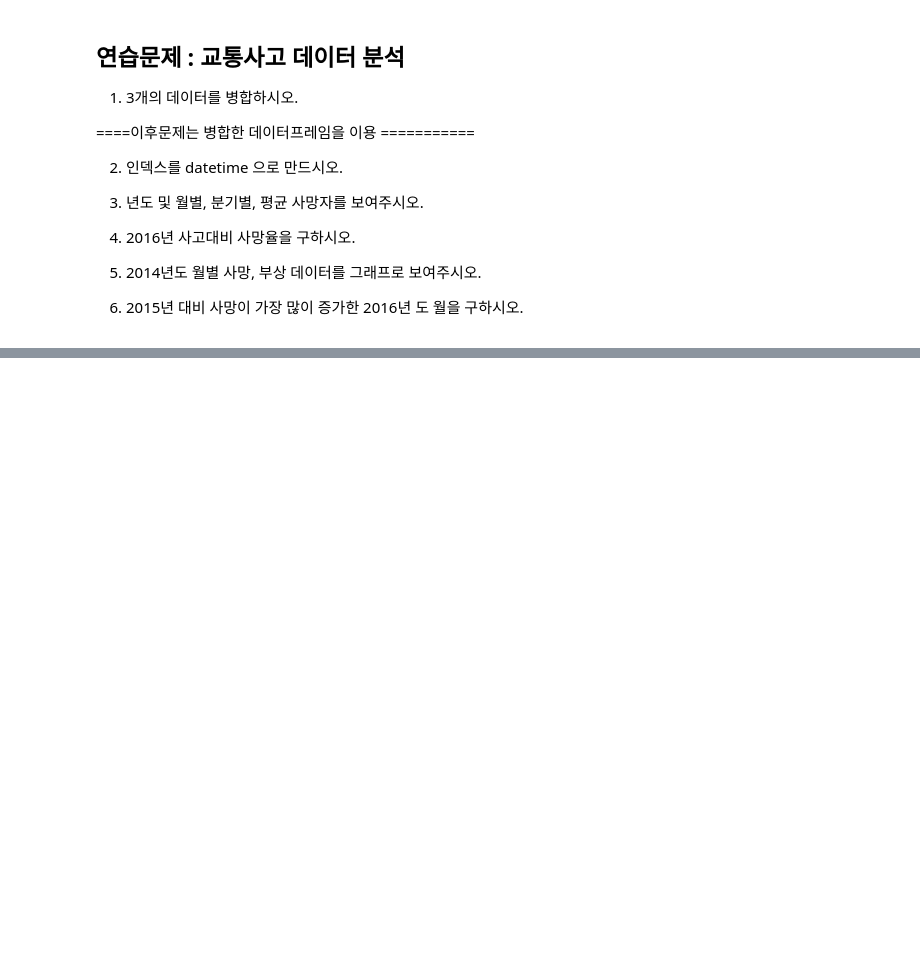
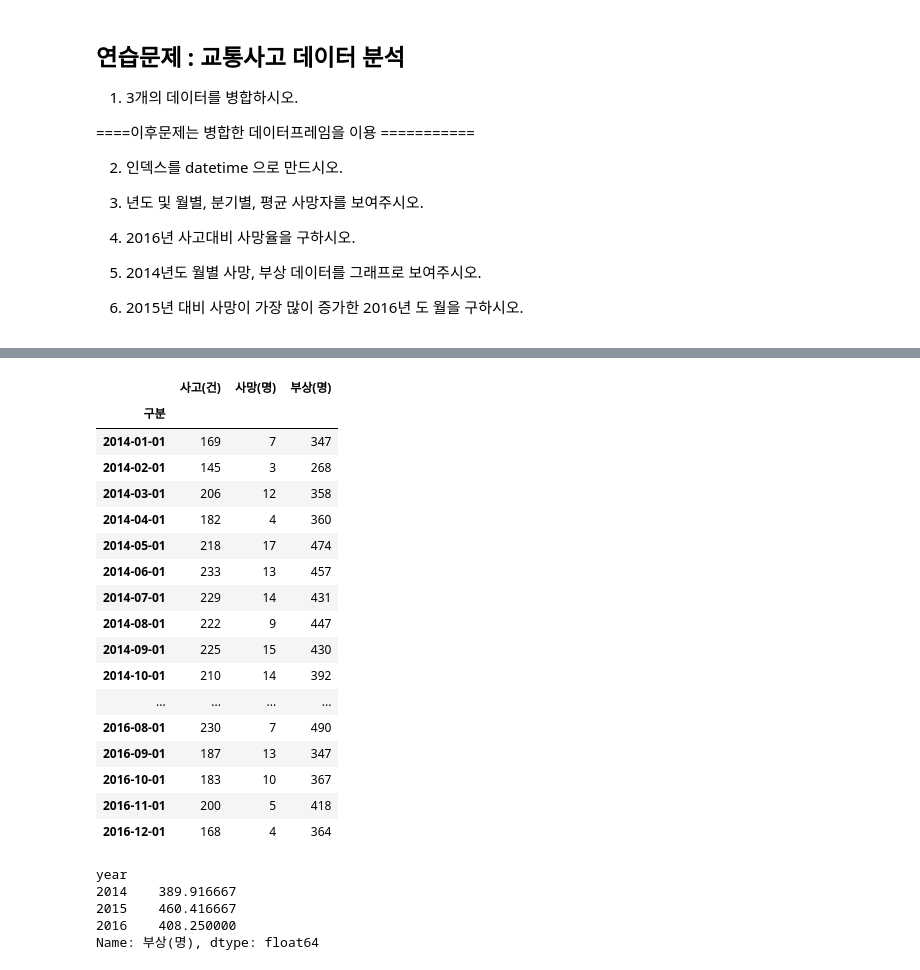
Before and after one commit to RealSlow123/wassup3, a Jupyter notebook: 02_Python_Collection/02_09_Pandas 시계열 자료 다루기.ipynb, the cells around one changed output, grey strips where cells are left out. Drawn from its saved outputs; the diff is of its cells as text; code cells hidden in the pictures; blank space fills up the shorter version.

```diff
--- a/02_Python_Collection/02_09_Pandas 시계열 자료 다루기.ipynb
+++ b/02_Python_Collection/02_09_Pandas 시계열 자료 다루기.ipynb
@@ -557,7 +898,7 @@ sdf.loc['2023-12'].resample(rule='S').mean()
 6. 2015년 대비  사망이 가장 많이 증가한 2016년 도 월을 구하시오.
 # %%
 # 1. 3개 데이터 병합
-data_2014 = pd.read_csv('data/2014년 졸음운전 교통사고.csv', encoding='ANSI', index_col='구분')
-data_2015 = pd.read_csv('data/2015년 졸음운전 교통사고.csv', encoding='ANSI', index_col='구분')
-data_2016 = pd.read_csv('data/2016년 졸음운전 교통사고.csv', encoding='ANSI', index_col='구분')
-data_2014.head()
+data_2014 = pd.read_csv('C:/workspace/wassup3/02_Python_Collection/sample/2014년 졸음운전 교통사고.csv', encoding='ANSI', index_col='구분')
+data_2015 = pd.read_csv('C:/workspace/wassup3/02_Python_Collection/sample/2015년 졸음운전 교통사고.csv', encoding='ANSI', index_col='구분')
+data_2016 = pd.read_csv('C:/workspace/wassup3/02_Python_Collection/sample/2016년 졸음운전 교통사고.csv', encoding='ANSI', index_col='구분')
+data_2014.head(), data_2015.head(), data_2016.head()
@@ -563,0 +923,6 @@ data_2014.head()
+# %%
+data_2014.index  = pd.to_datetime(data_2014.index, format='%Y년%m월')
+data_2015.index  = pd.to_datetime(data_2015.index, format='%Y년%m월')
+data_2016.index  = pd.to_datetime(data_2016.index, format='%Y년%m월')
+#df.index  = pd.to_datetime(df.index, format='mixed') # 가능하긴 한데 권장안함
+data_2014.index, data_2015.index, data_2016.index
@@ -563,0 +942,22 @@ data_2014.head()
+# %%
+data=pd.concat([data_2014, data_2015,data_2016])
+data
+# %% [output]
+|  | 사고(건) | 사망(명) | 부상(명) |
+| 구분 |  |  |  |
+| 2014-01-01 | 169 | 7 | 347 |
+| 2014-02-01 | 145 | 3 | 268 |
+| 2014-03-01 | 206 | 12 | 358 |
+| 2014-04-01 | 182 | 4 | 360 |
+| 2014-05-01 | 218 | 17 | 474 |
+| 2014-06-01 | 233 | 13 | 457 |
+| 2014-07-01 | 229 | 14 | 431 |
+| 2014-08-01 | 222 | 9 | 447 |
+| 2014-09-01 | 225 | 15 | 430 |
+| 2014-10-01 | 210 | 14 | 392 |
+| ... | ... | ... | ... |
+| 2016-08-01 | 230 | 7 | 490 |
+| 2016-09-01 | 187 | 13 | 347 |
+| 2016-10-01 | 183 | 10 | 367 |
+| 2016-11-01 | 200 | 5 | 418 |
+| 2016-12-01 | 168 | 4 | 364 |
@@ -563,0 +968,8 @@ data_2014.head()
+# %%
+data.groupby(['year'])['부상(명)'].mean()
+# %% [output]
+year
+2014    389.916667
+2015    460.416667
+2016    408.250000
+Name: 부상(명), dtype: float64
```
Also changed, not shown: parts of 44 cells of this notebook, 8 other files.
